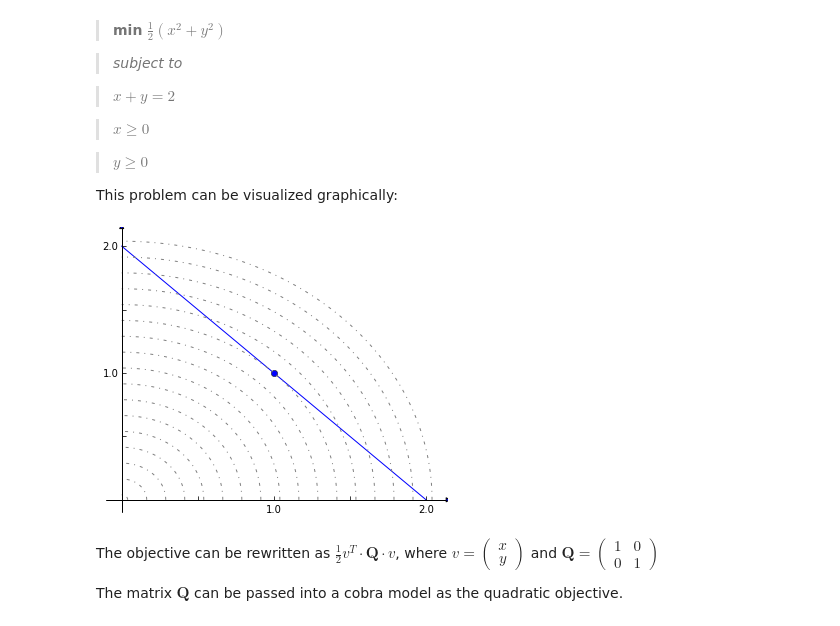
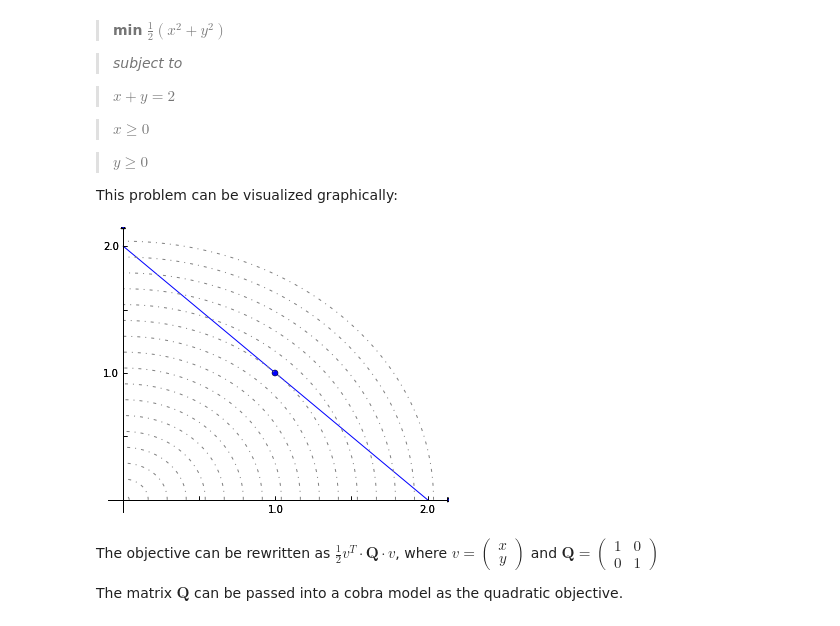
Before and after one commit to opencobra/cobrapy, a Jupyter notebook: documentation_builder/qp.ipynb, the cells around one changed output. Saved outputs shown, nothing was run; the diff lists cells and outputs as text; code cells hidden in the pictures.

```diff
--- a/documentation_builder/qp.ipynb
+++ b/documentation_builder/qp.ipynb
@@ -16,36 +16,39 @@ Suppose we want to minimize the Euclidean distance of the solution to the origin
 This problem can be visualized graphically:
 # %%
 %matplotlib inline
+from IPython.display import set_matplotlib_formats
+set_matplotlib_formats('png', 'pdf')
+
 from matplotlib.pyplot import figure, xlim, ylim
 from mpl_toolkits.axes_grid.axislines import SubplotZero
 from numpy import linspace, arange, sqrt, pi, sin, cos, sign
 # axis style
 def make_plot_ax():
     fig = figure(figsize=(6, 5));
     ax = SubplotZero(fig, 111); fig.add_subplot(ax)
     for direction in ["xzero", "yzero"]:
         ax.axis[direction].set_axisline_style("-|>")
         ax.axis[direction].set_visible(True)
     for direction in ["left", "right", "bottom", "top"]:
         ax.axis[direction].set_visible(False)
     xlim(-0.1, 2.1); ylim(xlim())
     ticks = [0.5 * i for i in range(1, 5)]
     labels = [str(i) if i == int(i) else "" for i in ticks]
     ax.set_xticks(ticks); ax.set_yticks(ticks)
     ax.set_xticklabels(labels); ax.set_yticklabels(labels)
     ax.axis["yzero"].set_axis_direction("left")
     return ax
 
 ax = make_plot_ax()
 ax.plot((0, 2), (2, 0), 'b')
 ax.plot([1], [1], 'bo')
 
 # circular grid
 for r in sqrt(2.) + 0.125 * arange(-11, 6):
     t = linspace(0., pi/2., 100)
     ax.plot(r * cos(t), r * sin(t), '-.', color="gray")
 # %% [output]
-[figure, old version]
+[figure, new version]
 # %% [markdown]
 The objective can be rewritten as $\frac{1}{2} v^T \cdot \mathbf Q \cdot v$, where
 $v = \left(\begin{matrix} x \\ y\end{matrix} \right)$ and
```
Also changed, not shown: parts of 1 cell of this notebook, 9 other files.
